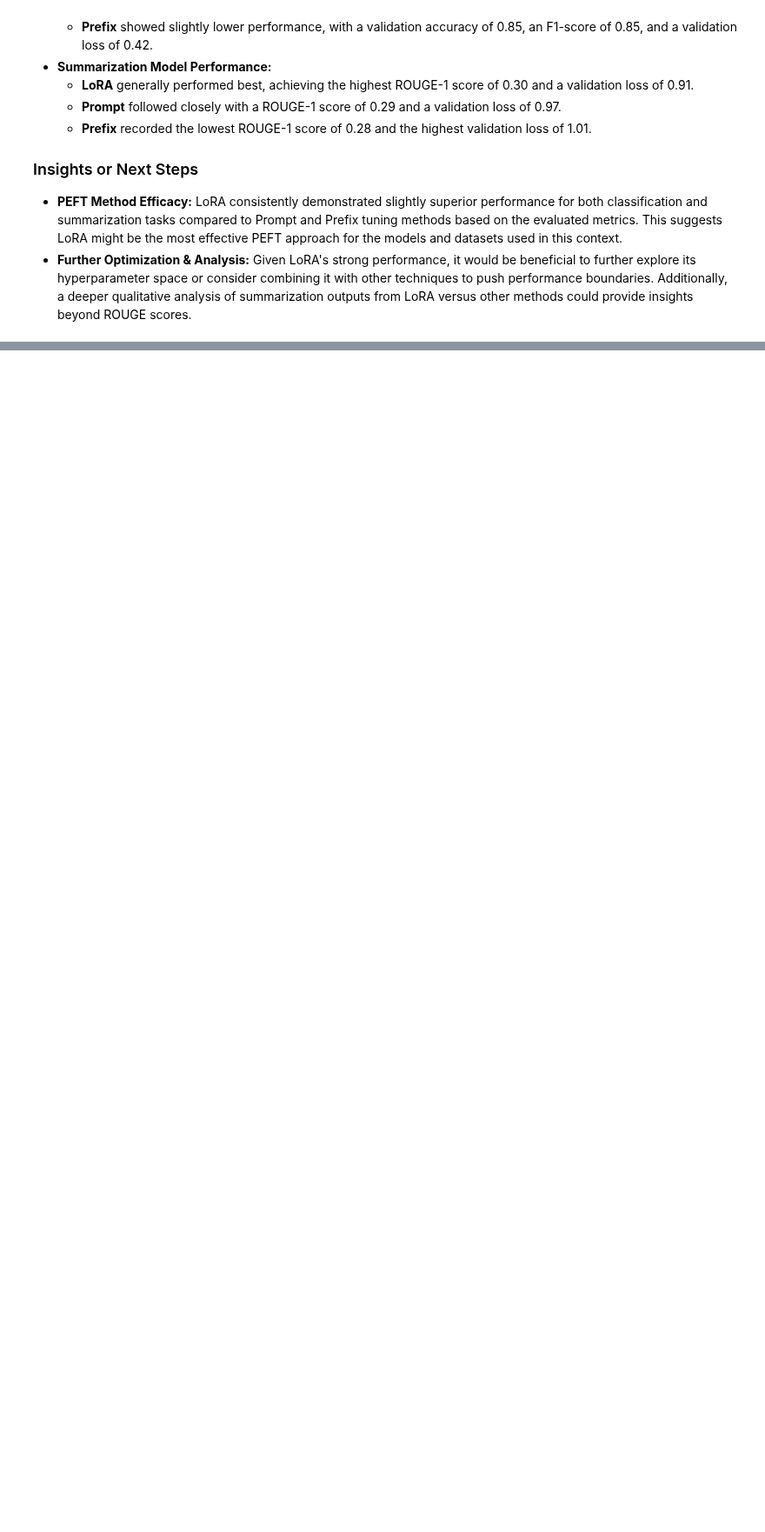
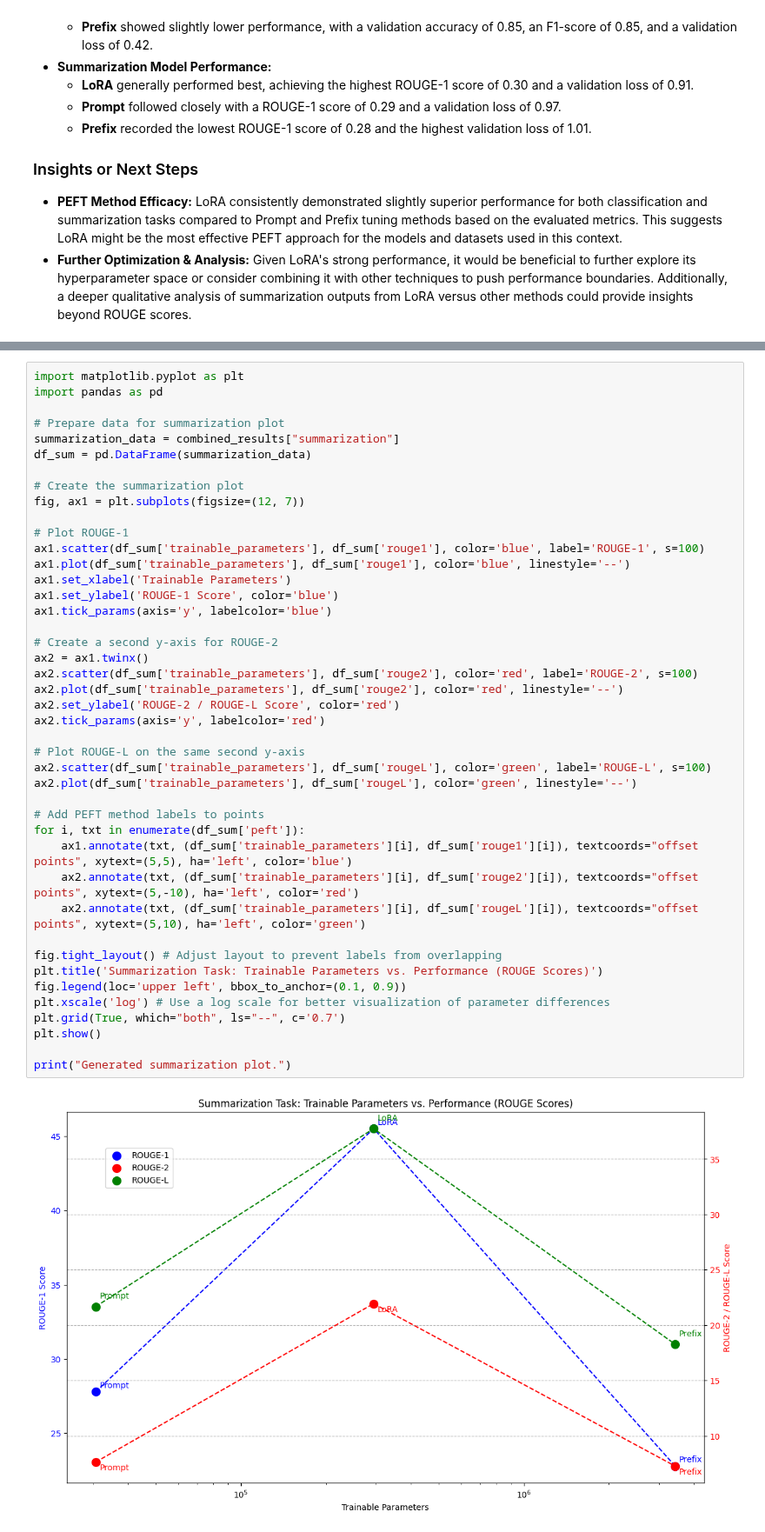
Before and after one commit to ruksad/flan-t5-finetuning, a Jupyter notebook: 24_prefix_tuning_flan_t5_small/flan_t5_peft_fine_tune.ipynb, the cells around one changed output, grey strips where cells are left out. Shown at 87% size. Cells and saved outputs as stored; diff of their text form; blank space fills up the shorter version.

```diff
--- a/24_prefix_tuning_flan_t5_small/flan_t5_peft_fine_tune.ipynb
+++ b/24_prefix_tuning_flan_t5_small/flan_t5_peft_fine_tune.ipynb
@@ -661,0 +730,45 @@ print(json.dumps(final_results, indent=2))
+# %%
+import matplotlib.pyplot as plt
+import pandas as pd
+
+# Prepare data for summarization plot
+summarization_data = combined_results["summarization"]
+df_sum = pd.DataFrame(summarization_data)
+
+# Create the summarization plot
+fig, ax1 = plt.subplots(figsize=(12, 7))
+
+# Plot ROUGE-1
+ax1.scatter(df_sum['trainable_parameters'], df_sum['rouge1'], color='blue', label='ROUGE-1', s=100)
+ax1.plot(df_sum['trainable_parameters'], df_sum['rouge1'], color='blue', linestyle='--')
+ax1.set_xlabel('Trainable Parameters')
+ax1.set_ylabel('ROUGE-1 Score', color='blue')
+ax1.tick_params(axis='y', labelcolor='blue')
+
+# Create a second y-axis for ROUGE-2
+ax2 = ax1.twinx()
+ax2.scatter(df_sum['trainable_parameters'], df_sum['rouge2'], color='red', label='ROUGE-2', s=100)
+ax2.plot(df_sum['trainable_parameters'], df_sum['rouge2'], color='red', linestyle='--')
+ax2.set_ylabel('ROUGE-2 / ROUGE-L Score', color='red')
+ax2.tick_params(axis='y', labelcolor='red')
+
+# Plot ROUGE-L on the same second y-axis
+ax2.scatter(df_sum['trainable_parameters'], df_sum['rougeL'], color='green', label='ROUGE-L', s=100)
+ax2.plot(df_sum['trainable_parameters'], df_sum['rougeL'], color='green', linestyle='--')
+
+# Add PEFT method labels to points
+for i, txt in enumerate(df_sum['peft']):
+    ax1.annotate(txt, (df_sum['trainable_parameters'][i], df_sum['rouge1'][i]), textcoords="offset points", xytext=(5,5), ha='left', color='blue')
+    ax2.annotate(txt, (df_sum['trainable_parameters'][i], df_sum['rouge2'][i]), textcoords="offset points", xytext=(5,-10), ha='left', color='red')
+    ax2.annotate(txt, (df_sum['trainable_parameters'][i], df_sum['rougeL'][i]), textcoords="offset points", xytext=(5,10), ha='left', color='green')
+
+fig.tight_layout() # Adjust layout to prevent labels from overlapping
+plt.title('Summarization Task: Trainable Parameters vs. Performance (ROUGE Scores)')
+fig.legend(loc='upper left', bbox_to_anchor=(0.1, 0.9))
+plt.xscale('log') # Use a log scale for better visualization of parameter differences
+plt.grid(True, which="both", ls="--", c='0.7')
+plt.show()
+
+print("Generated summarization plot.")
+# %% [output]
+[figure, added]
```
Also changed, not shown: parts of 17 cells of this notebook.
